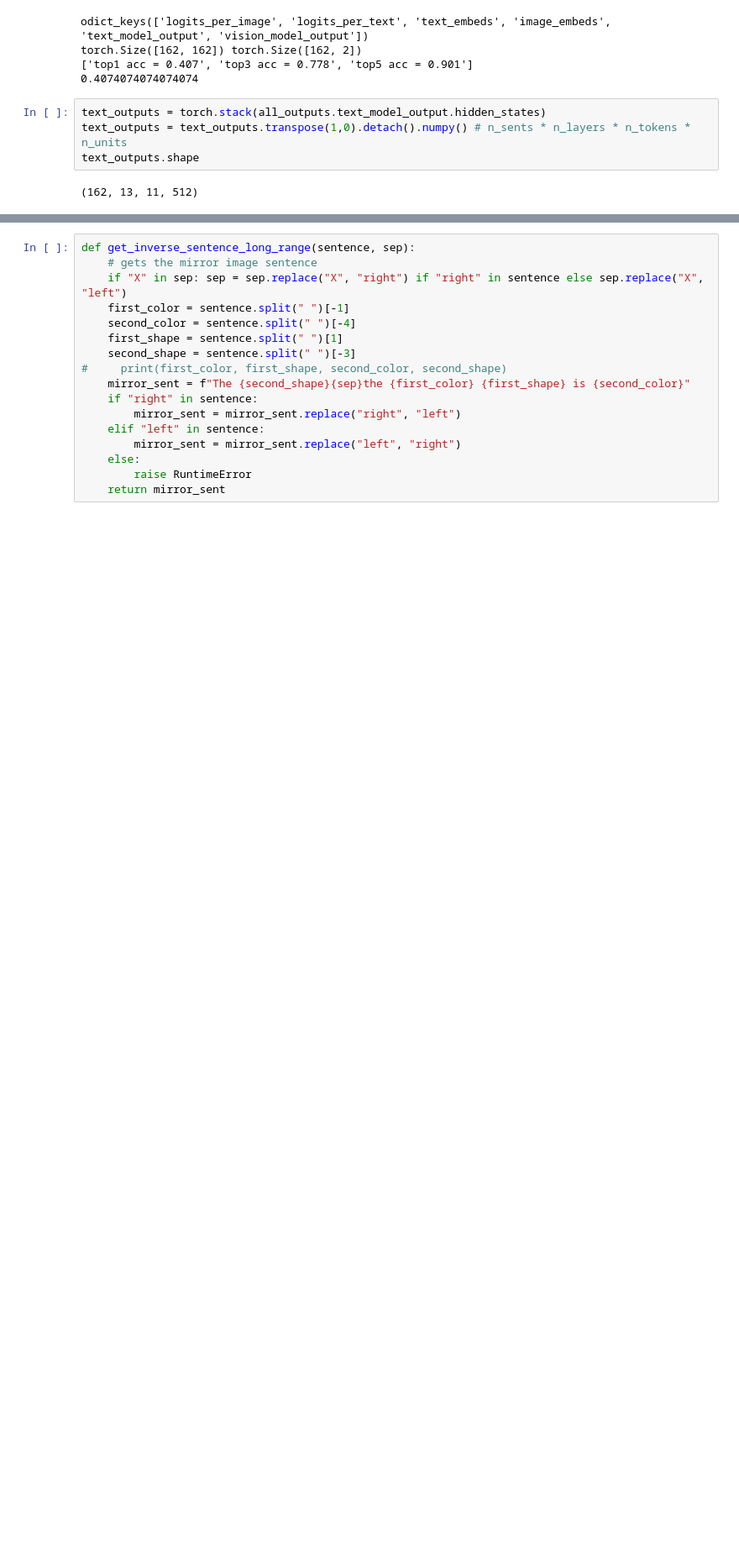
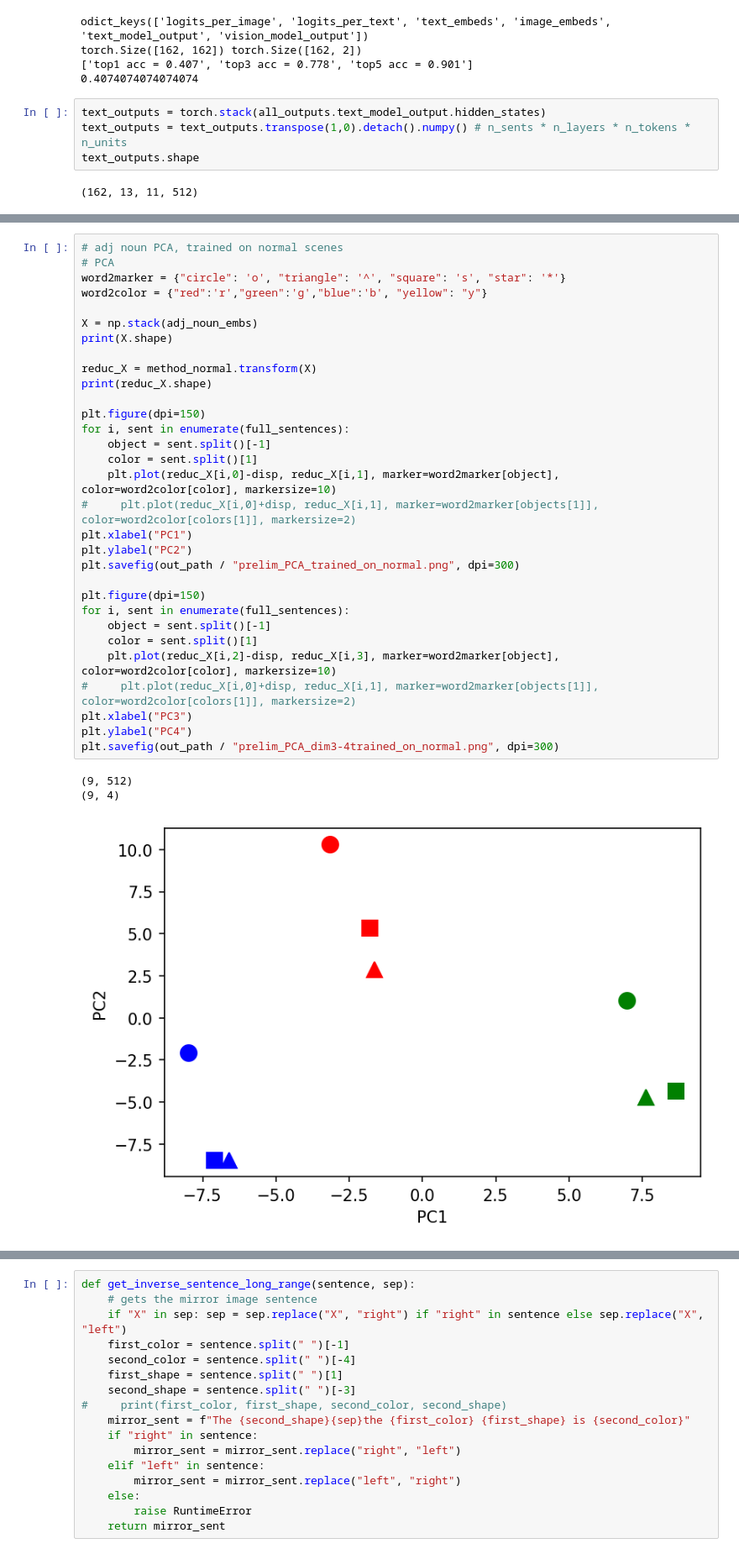
Before and after one commit to TheNeuromancer/CLIP-analyze, a Jupyter notebook: code/Untitled.ipynb, the cells around one changed output, grey strips where cells are left out. Shown at 84% size. Cells and saved outputs as stored; diff of their text form; blank space fills up the shorter version.

```diff
--- a/code/Untitled.ipynb
+++ b/code/Untitled.ipynb
@@ -302,0 +398,35 @@ Layer 12, unit=  4, r=-0.094, pval=0.2341
+# %%
+# adj noun PCA, trained on normal scenes
+# PCA
+word2marker = {"circle": 'o', "triangle": '^', "square": 's', "star": '*'}
+word2color = {"red":'r',"green":'g',"blue":'b', "yellow": "y"}
+
+X = np.stack(adj_noun_embs)
+print(X.shape)
+
+reduc_X = method_normal.transform(X)
+print(reduc_X.shape)
+
+plt.figure(dpi=150)
+for i, sent in enumerate(full_sentences):
+    object = sent.split()[-1]
+    color = sent.split()[1]
+    plt.plot(reduc_X[i,0]-disp, reduc_X[i,1], marker=word2marker[object], color=word2color[color], markersize=10)
+#     plt.plot(reduc_X[i,0]+disp, reduc_X[i,1], marker=word2marker[objects[1]], color=word2color[colors[1]], markersize=2)
+plt.xlabel("PC1")
+plt.ylabel("PC2")
+plt.savefig(out_path / "prelim_PCA_trained_on_normal.png", dpi=300)
+
+plt.figure(dpi=150)
+for i, sent in enumerate(full_sentences):
+    object = sent.split()[-1]
+    color = sent.split()[1]
+    plt.plot(reduc_X[i,2]-disp, reduc_X[i,3], marker=word2marker[object], color=word2color[color], markersize=10)
+#     plt.plot(reduc_X[i,0]+disp, reduc_X[i,1], marker=word2marker[objects[1]], color=word2color[colors[1]], markersize=2)
+plt.xlabel("PC3")
+plt.ylabel("PC4")
+plt.savefig(out_path / "prelim_PCA_dim3-4trained_on_normal.png", dpi=300)
+# %% [output]
+(9, 512)
+(9, 4)
+[figure, added]
```
Also changed, not shown: parts of 19 cells of this notebook, 8 other files.
